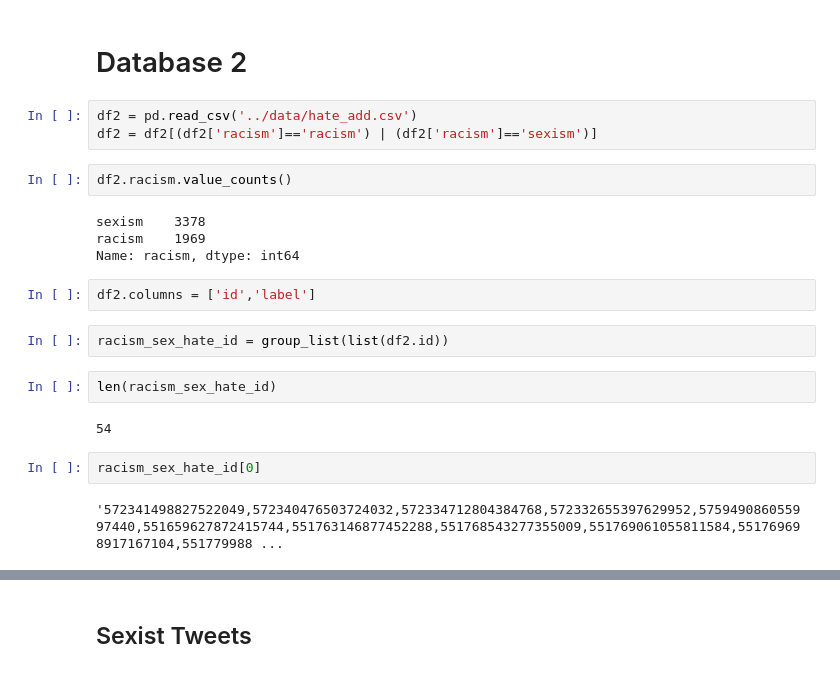
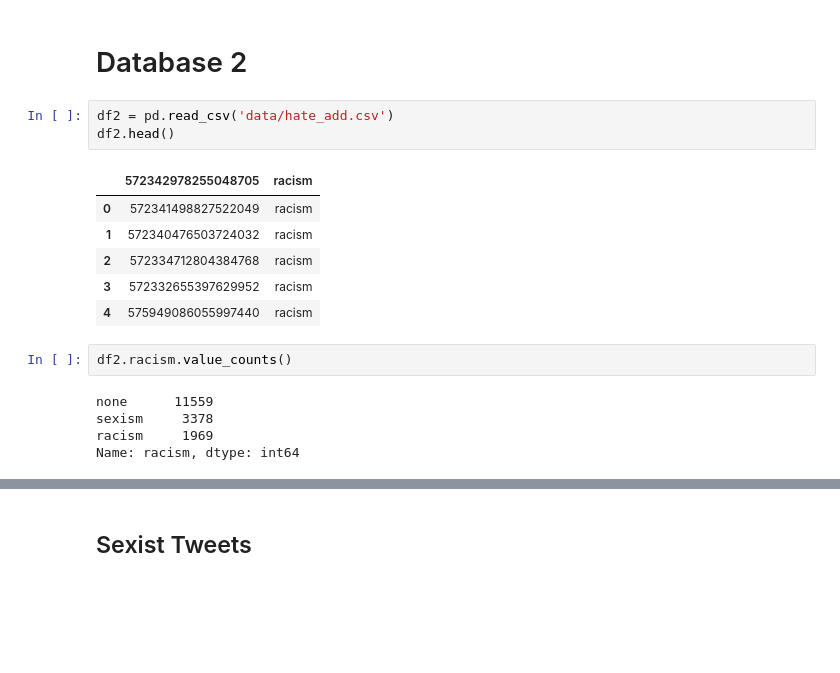
Before and after one commit to datascisteven/Twitter-Sentiment-Analysis, a Jupyter notebook: notebooks/twitter_api.ipynb, the cells around one changed output, grey strips where cells are left out. Drawn from its saved outputs; the diff is of its cells as text; blank space fills up the shorter version.

```diff
--- a/notebooks/twitter_api.ipynb
+++ b/notebooks/twitter_api.ipynb
@@ -114,23 +148,19 @@ df_150.to_csv('')
 # %% [markdown]
 # Database 2
 # %%
-df2 = pd.read_csv('../data/hate_add.csv')
-df2 = df2[(df2['racism']=='racism') | (df2['racism']=='sexism')]
+df2 = pd.read_csv('data/hate_add.csv')
+df2.head()
+# %% [output]
+|  | 572342978255048705 | racism |
+| 0 | 572341498827522049 | racism |
+| 1 | 572340476503724032 | racism |
+| 2 | 572334712804384768 | racism |
+| 3 | 572332655397629952 | racism |
+| 4 | 575949086055997440 | racism |
 # %%
 df2.racism.value_counts()
 # %% [output]
-sexism    3378
-racism    1969
+none      11559
+sexism     3378
+racism     1969
 Name: racism, dtype: int64
-# %%
-df2.columns = ['id','label']
-# %%
-racism_sex_hate_id = group_list(list(df2.id))
-# %%
-len(racism_sex_hate_id)
-# %% [output]
-54
-# %%
-racism_sex_hate_id[0]
-# %% [output]
-'572341498827522049,572340476503724032,572334712804384768,572332655397629952,575949086055997440,551659627872415744,551763146877452288,551768543277355009,551769061055811584,551769698917167104,551779988 ...
```
Also changed, not shown: parts of 22 cells of this notebook, 3 other files.
